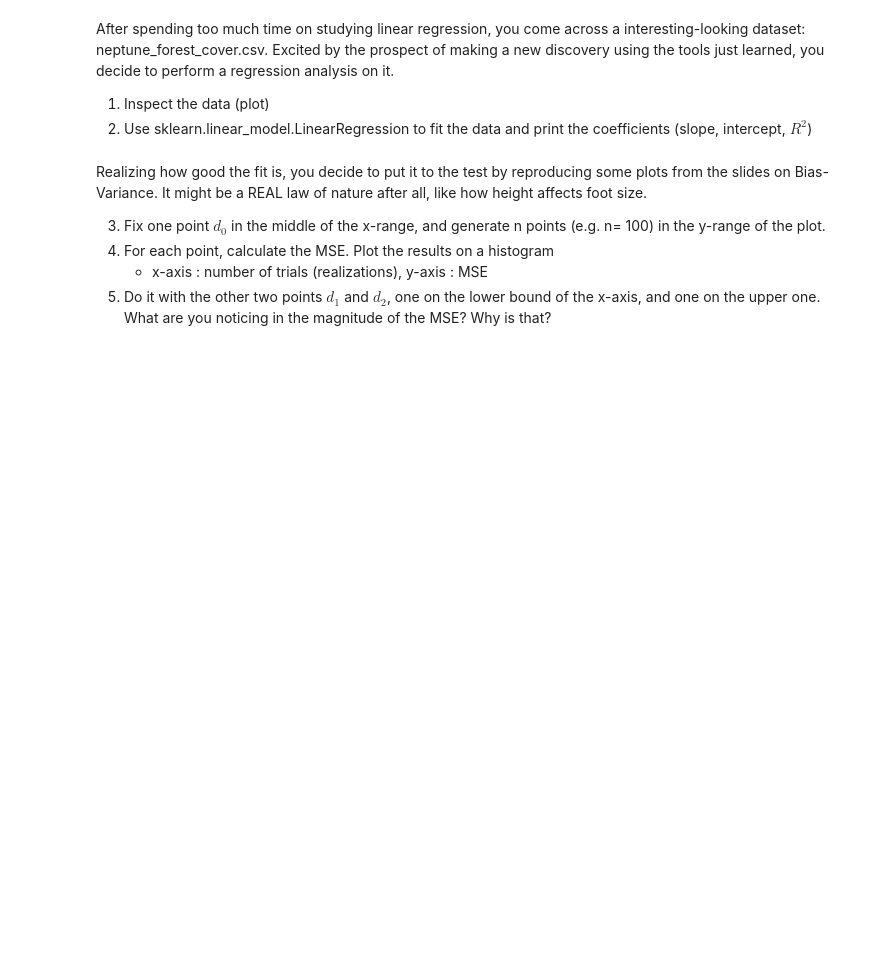
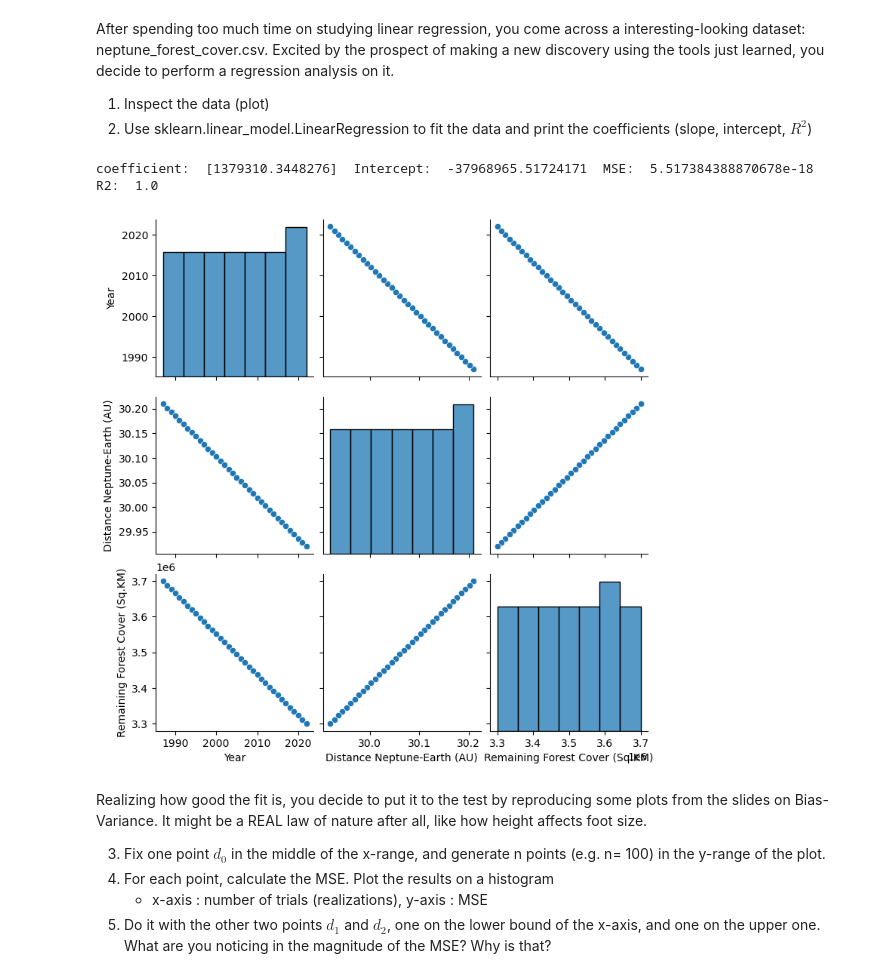
Before and after one commit to Simon-Simonsen/ML_Exercises, a Jupyter notebook: Week3_exercises/Exercises_BiasVariance.ipynb, the cells around one changed output. Saved outputs shown, nothing was run; the diff lists cells and outputs as text; code cells hidden in the pictures; blank space fills up the shorter version.

```diff
--- a/Week3_exercises/Exercises_BiasVariance.ipynb
+++ b/Week3_exercises/Exercises_BiasVariance.ipynb
@@ -279,14 +329,33 @@ Excited by the prospect of making a new discovery using the tools just learned,
 2. Use sklearn.linear_model.LinearRegression to fit the data and print the coefficients (slope, intercept, $R^2$)
 # %%
 # Solution:
-# import pandas as pd
-# import numpy as np
-# import matplotlib.pyplot as plt
-# from sklearn.linear_model import LinearRegression
-# from sklearn.metrics import r2_score, mean_squared_error
+import pandas as pd
+import numpy as np
+import matplotlib.pyplot as plt
+from sklearn.linear_model import LinearRegression
+from sklearn.metrics import r2_score, mean_squared_error
+import seaborn as sns
 
 # Load the CSV file
-# df = pd.read_csv("neptune_forest_cover.csv")
+df = pd.read_csv("neptune_forest_cover.csv")
+
+
+df.head(5)
+df.describe()
+
+#plt.scatter(df["Distance Neptune-Earth (AU)"],df["Remaining Forest Cover (Sq.KM)"])
+sns.pairplot(df)
+X = df[["Distance Neptune-Earth (AU)"]]
+y = df["Remaining Forest Cover (Sq.KM)"]
+model = LinearRegression()
+model.fit(X,y)
+y_pred = model.predict(X)
+R_squared = r2_score(y, y_pred)
+mse = mean_squared_error(y, y_pred)
+print("coefficient: ", model.coef_, " Intercept: ", model.intercept_," MSE: ", mse, " R2: ", R_squared )
+# %% [output]
+coefficient:  [1379310.3448276]  Intercept:  -37968965.51724171  MSE:  5.517384388870678e-18  R2:  1.0
+[figure, added]
 # %% [markdown]
 Realizing how good the fit is, you decide to put it to the test by reproducing some plots from the slides on Bias-Variance.
 It might be a REAL law of nature after all, like how height affects foot size.
```
Also changed, not shown: parts of 7 cells of this notebook, 7 other files.
